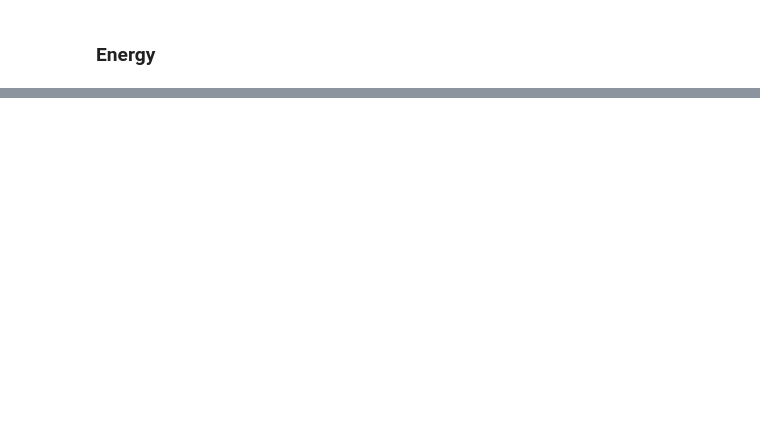
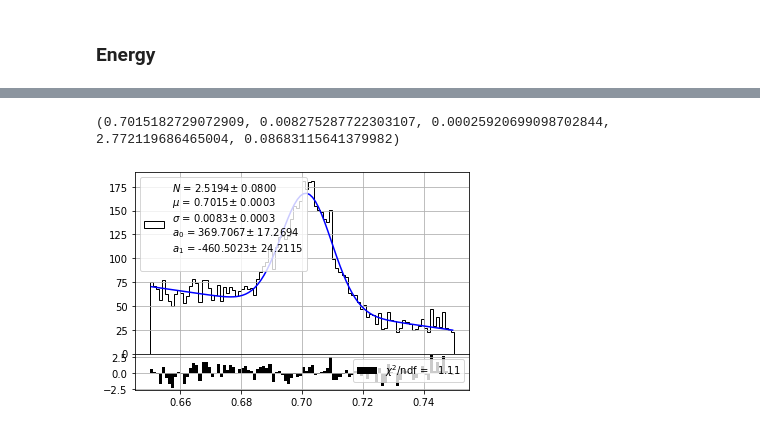
Before and after one commit to jahernando/next, a Jupyter notebook: NB/eres/energy_resolution_demo.ipynb, the cells around one changed output, grey strips where cells are left out. Drawn from its saved outputs; the diff is of its cells as text; code cells hidden in the pictures; blank space fills up the shorter version.

```diff
--- a/NB/eres/energy_resolution_demo.ipynb
+++ b/NB/eres/energy_resolution_demo.ipynb
@@ -228,0 +131,10 @@ plt.xlabel('Energy (MeV)'); plt.legend(); plt.ylabel('FWHM (%)');
+# %%
+bins   = 100
+sel    = selections['fidutial']
+enes   = dft.energy[sel].values
+erange = ranges['energy.cs']
+pars = eres.energy_fit(enes, bins, range = erange, plot = True);
+print(pars)
+# %% [output]
+(0.7015182729072909, 0.008275287722303107, 0.00025920699098702844, 2.772119686465004, 0.08683115641379982)
+[figure, added]
```
Also changed, not shown: parts of 29 cells of this notebook.
